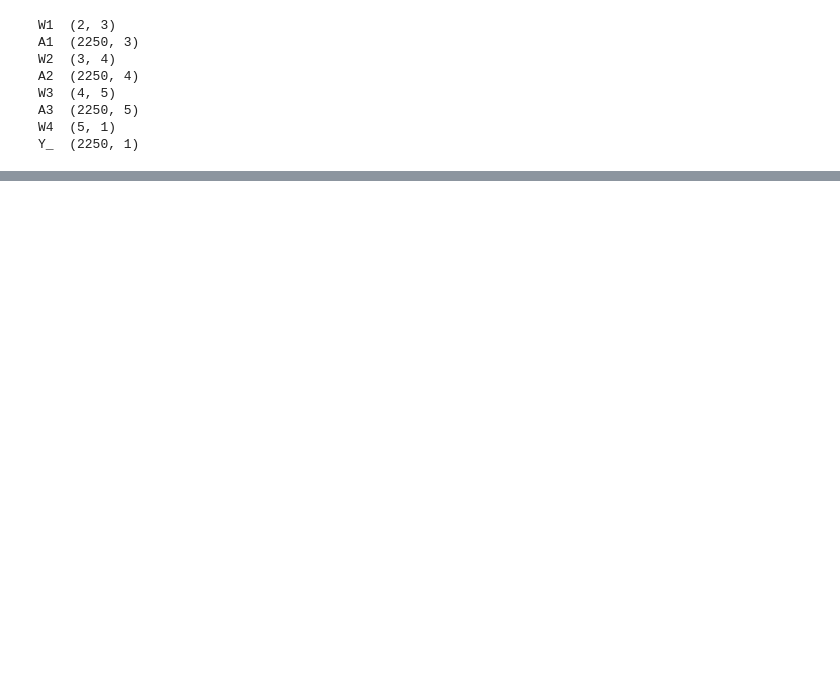
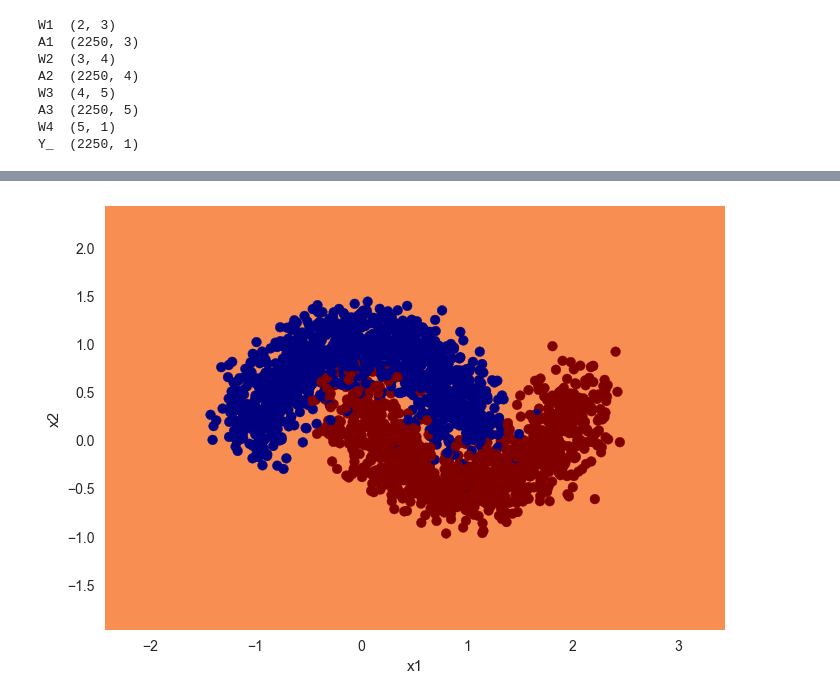
Before and after one commit to kritimalik9/DataScienceProblemSolving, a Jupyter notebook: Projects/NeuralNetworks/ClassifyPointsChallenge/ClassifyPoints.ipynb, the cells around one changed output, grey strips where cells are left out. Cells and saved outputs as stored; diff of their text form; code cells hidden in the pictures; blank space fills up the shorter version.

```diff
--- a/Projects/NeuralNetworks/ClassifyPointsChallenge/ClassifyPoints.ipynb
+++ b/Projects/NeuralNetworks/ClassifyPointsChallenge/ClassifyPoints.ipynb
@@ -165,0 +188,2 @@ array([[0.20754819],
+# %%
+train(X, Y, model, 1000)
@@ -198,2 +238,0 @@ def train(X,Y,model,epochs,logs=True):
-# %%
-train(X, Y, model, 500)
@@ -234,0 +239,74 @@ Epoch 0 Loss 0.3469
+# %%
+import matplotlib.pyplot as plt
+import numpy as np
+
+def plot_decision_boundary(model, X, y,cmap=plt.cm.jet):
+    """
+    Given a model(a function) and a set of points(X), corresponding labels(y), scatter the points in X with color coding
+    according to y. Also use the model to predict the label at grid points to get the region for each label, and thus the
+    descion boundary.
+    Example usage:
+    say we have a function predict(x,other params) which makes 0/1 prediction for point x and we want to plot
+    train set then call as:
+    plot_decision_boundary(lambda x:predict(x,other params),X_train,Y_train)
+    params(3):
+        model : a function which expectes the point to make 0/1 label prediction
+        X : a (mx2) numpy array with the points
+        y : a (mx1) numpy array with labels
+    outputs(None)
+    """
+    # Set min and max values and give it some padding
+    x_min, x_max = X[:, 0].min() - 1, X[:, 0].max() + 1
+    y_min, y_max = X[:, 1].min() - 1, X[:, 1].max() + 1
+    h = 0.01
+    # Generate a grid of points with distance h between them
+    xx, yy = np.meshgrid(np.arange(x_min, x_max, h), np.arange(y_min, y_max, h))
+    # Predict the function value for the whole grid
+    Z = model(np.c_[xx.ravel(), yy.ravel()])
+    Z = Z.reshape(xx.shape)
+    # Plot the contour and training examples
+    plt.contourf(xx, yy, Z, cmap=plt.cm.Spectral)
+    plt.ylabel('x2')
+    plt.xlabel('x1')
+    plt.style.use("seaborn")
+    plt.scatter(X[:, 0], X[:, 1], c=y, cmap=plt.cm.jet)
+
+import itertools
+def plot_confusion_matrix(cm, classes,
+                          normalize=False,
+                          title='Confusion matrix',
+                          cmap=plt.cm.Blues):
+    """
+    This function prints and plots the confusion matrix.
+    Normalization can be applied by setting `normalize=True`.
+    """
+    if normalize:
+        cm = cm.astype('float') / cm.sum(axis=1)[:, np.newaxis]
+        print("Normalized confusion matrix")
+    else:
+        print('Confusion matrix, without normalization')
+
+    print(cm)
+
+    plt.imshow(cm, interpolation='nearest', cmap=cmap)
+    plt.title(title)
+    plt.colorbar()
+    tick_marks = np.arange(len(classes))
+    plt.xticks(tick_marks, classes, rotation=45)
+    plt.yticks(tick_marks, classes)
+
+    fmt = '.2f' if normalize else 'd'
+    thresh = cm.max() / 2.
+    for i, j in itertools.product(range(cm.shape[0]), range(cm.shape[1])):
+        plt.text(j, i, format(cm[i, j], fmt),
+                 horizontalalignment="center",
+                 color="white" if cm[i, j] > thresh else "black")
+
+    plt.ylabel('True label')
+    plt.xlabel('Predicted label')
+    plt.tight_layout()
+
+
+plot_decision_boundary(lambda x:model.predict(x),X,Y)
+# %% [output]
+[figure, added]
```
Also changed, not shown: parts of 11 cells of this notebook.
